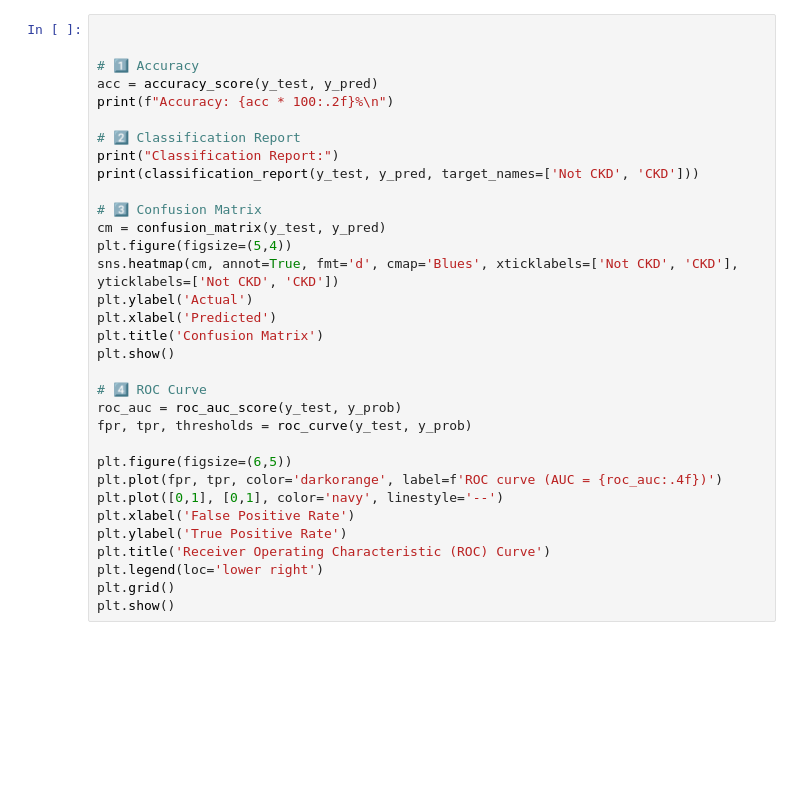
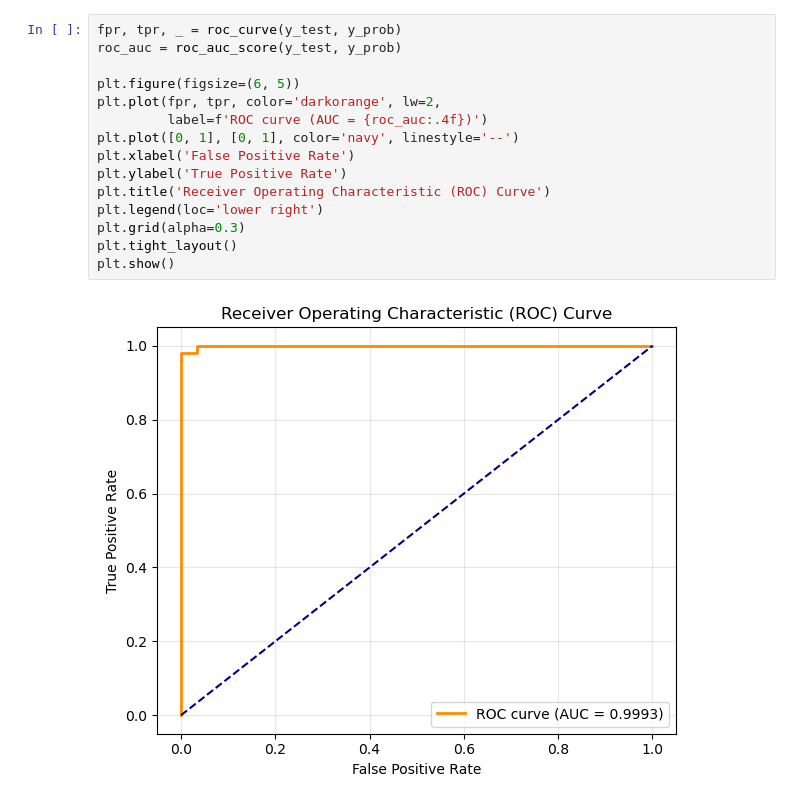
Before and after one commit to isiniperera/ML-assignment, a Jupyter notebook: notebooks/logistic_regression.ipynb, the cells around one changed output. Drawn from its saved outputs; the diff is of its cells as text; blank space fills up the shorter version.

```diff
--- a/notebooks/logistic_regression.ipynb
+++ b/notebooks/logistic_regression.ipynb
@@ -208,34 +324,18 @@ print(confusion_matrix(y_test, y_pred))
 # %%
+fpr, tpr, _ = roc_curve(y_test, y_prob)
+roc_auc = roc_auc_score(y_test, y_prob)
 
-
-# 1️⃣ Accuracy
-acc = accuracy_score(y_test, y_pred)
-print(f"Accuracy: {acc * 100:.2f}%\n")
-
-# 2️⃣ Classification Report
-print("Classification Report:")
-print(classification_report(y_test, y_pred, target_names=['Not CKD', 'CKD']))
-
-# 3️⃣ Confusion Matrix
-cm = confusion_matrix(y_test, y_pred)
-plt.figure(figsize=(5,4))
-sns.heatmap(cm, annot=True, fmt='d', cmap='Blues', xticklabels=['Not CKD', 'CKD'], yticklabels=['Not CKD', 'CKD'])
-plt.ylabel('Actual')
-plt.xlabel('Predicted')
-plt.title('Confusion Matrix')
-plt.show()
-
-# 4️⃣ ROC Curve
-roc_auc = roc_auc_score(y_test, y_prob)
-fpr, tpr, thresholds = roc_curve(y_test, y_prob)
-
-plt.figure(figsize=(6,5))
-plt.plot(fpr, tpr, color='darkorange', label=f'ROC curve (AUC = {roc_auc:.4f})')
-plt.plot([0,1], [0,1], color='navy', linestyle='--')
+plt.figure(figsize=(6, 5))
+plt.plot(fpr, tpr, color='darkorange', lw=2,
+         label=f'ROC curve (AUC = {roc_auc:.4f})')
+plt.plot([0, 1], [0, 1], color='navy', linestyle='--')
 plt.xlabel('False Positive Rate')
 plt.ylabel('True Positive Rate')
 plt.title('Receiver Operating Characteristic (ROC) Curve')
 plt.legend(loc='lower right')
-plt.grid()
+plt.grid(alpha=0.3)
+plt.tight_layout()
 plt.show()
+# %% [output]
+[figure, added]
 # %%
```
Also changed, not shown: parts of 18 cells of this notebook.
